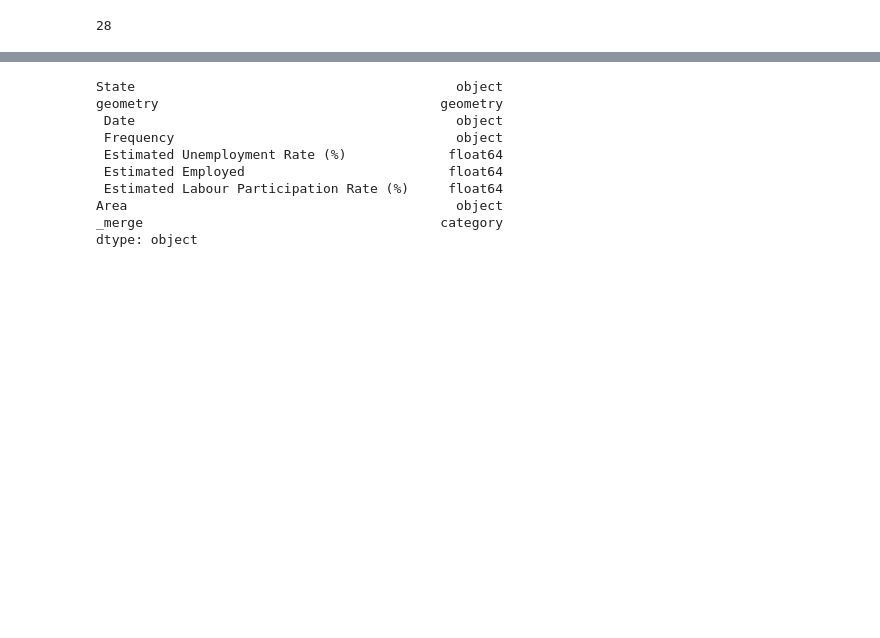
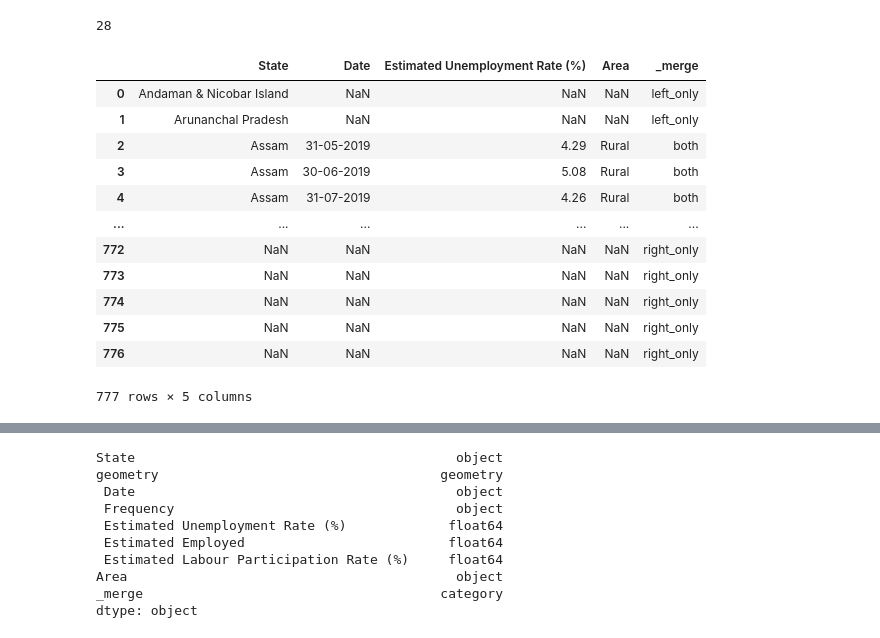
Before and after one commit to hetpatel007/GIS-1, a Jupyter notebook: ps_1.ipynb, the cells around one changed output, grey strips where cells are left out. Saved outputs shown, nothing was run; the diff lists cells and outputs as text; code cells hidden in the pictures; blank space fills up the shorter version.

```diff
--- a/ps_1.ipynb
+++ b/ps_1.ipynb
@@ -110,3 +113,19 @@ df_unemp['State'].nunique()
 #merge
 #njC1 = pd.merge(njC, zil1, on='COUNTY',how='outer',indicator=True)
 df_1 = pd.merge(Ind, df_unemp, on='State',how='outer',indicator=True)
+# %%
+df_1[['State',' Date',' Estimated Unemployment Rate (%)','Area','_merge']]
+# %% [output]
+|  | State | Date | Estimated Unemployment Rate (%) | Area | _merge |
+| 0 | Andaman & Nicobar Island | NaN | NaN | NaN | left_only |
+| 1 | Arunanchal Pradesh | NaN | NaN | NaN | left_only |
+| 2 | Assam | 31-05-2019 | 4.29 | Rural | both |
+| 3 | Assam | 30-06-2019 | 5.08 | Rural | both |
+| 4 | Assam | 31-07-2019 | 4.26 | Rural | both |
+| ... | ... | ... | ... | ... | ... |
+| 772 | NaN | NaN | NaN | NaN | right_only |
+| 773 | NaN | NaN | NaN | NaN | right_only |
+| 774 | NaN | NaN | NaN | NaN | right_only |
+| 775 | NaN | NaN | NaN | NaN | right_only |
+| 776 | NaN | NaN | NaN | NaN | right_only |
+777 rows × 5 columns
```
Also changed, not shown: parts of 5 cells of this notebook.
